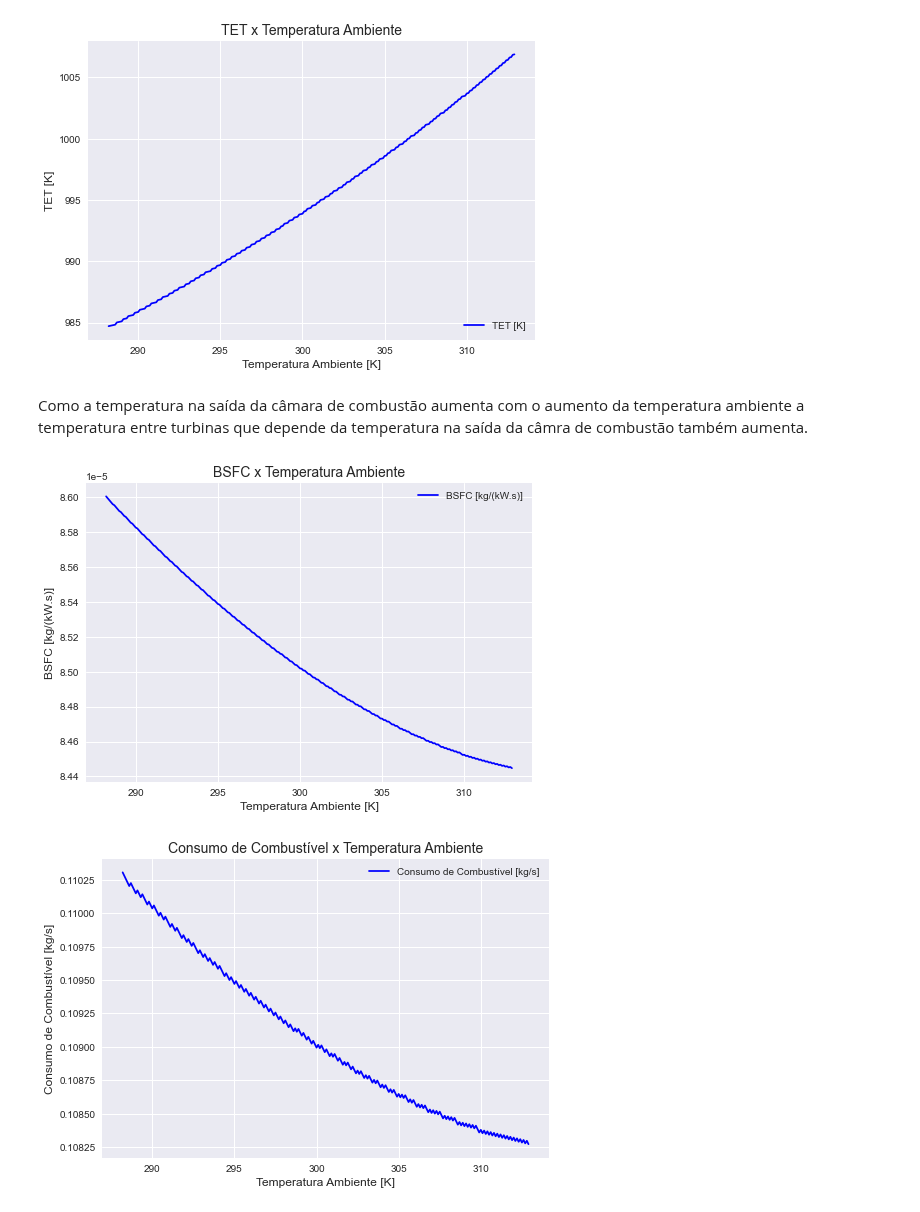
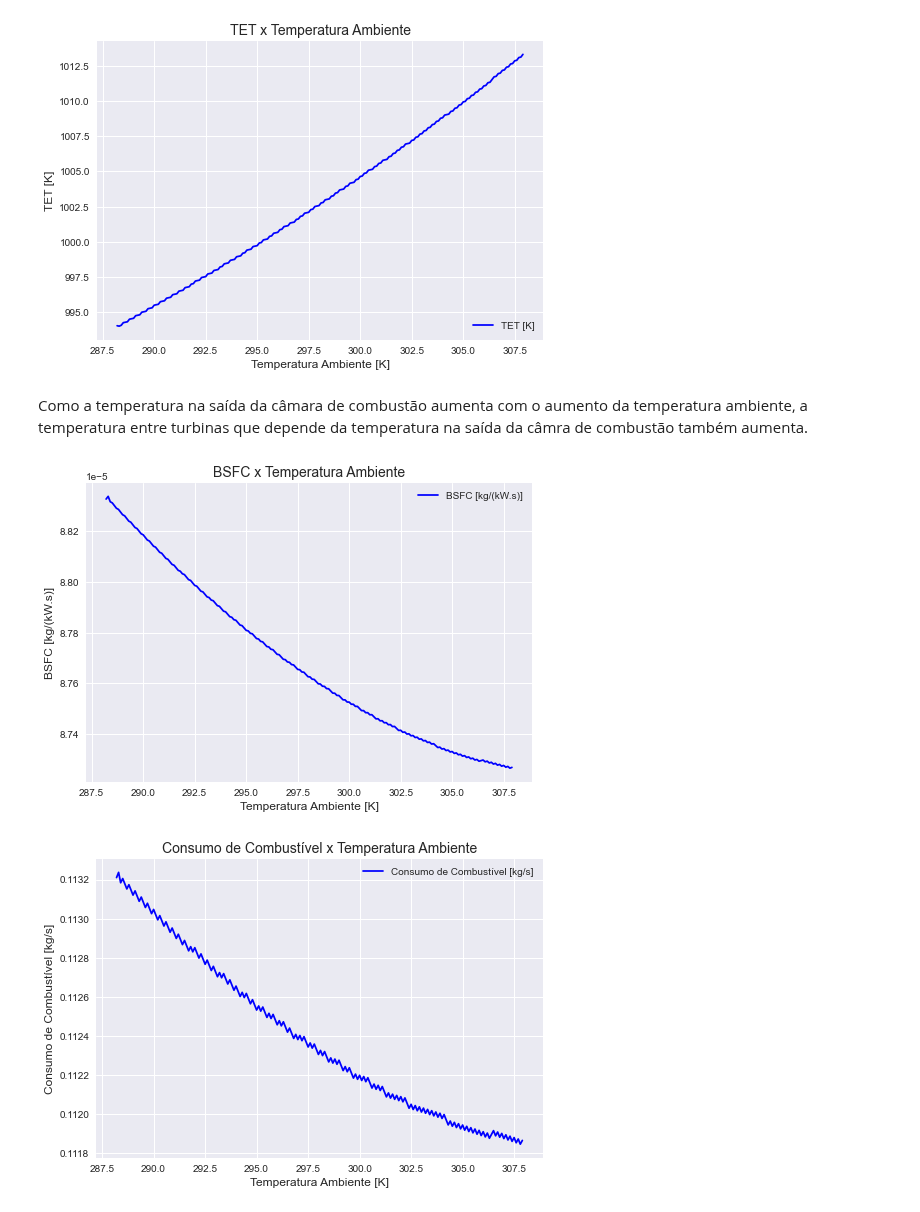
Before and after one commit to jonasdegrave/gas-turbine, a Jupyter notebook: questao4b.ipynb, the cells around one changed output. Saved outputs shown, nothing was run; the diff lists cells and outputs as text; code cells hidden in the pictures.

```diff
--- a/questao4b.ipynb
+++ b/questao4b.ipynb
@@ -202,7 +224,7 @@ fig4,ax = plt.subplots()
 # set title
 plt.title("TET x Temperatura Ambiente",fontsize=14)
 # make a plot
-ax.plot(TAs, TET, color="blue", label='TET [K]')
+ax.plot(TAs, results.iloc[2], color="blue", label='TET [K]')
 # set x-axis label
 ax.set_xlabel("Temperatura Ambiente [K]",fontsize=12)
 # set y-axis label
@@ -220,9 +242,9 @@ fig4.savefig('images/questao4/TET_tempAmb.jpg',
             dpi=100,
             bbox_inches='tight')
 # %% [output]
-[figure, old version]
+[figure, new version]
 # %% [markdown]
-Como a temperatura na saída da câmara de combustão aumenta com o aumento da temperatura ambiente a temperatura entre turbinas que depende da temperatura na saída da câmra de combustão também aumenta.
+Como a temperatura na saída da câmara de combustão aumenta com o aumento da temperatura ambiente, a temperatura entre turbinas que depende da temperatura na saída da câmra de combustão também aumenta.
 # %%
 '''
     BSFC x Temperatura Ambiente Graph
@@ -232,7 +254,7 @@ fig3,ax = plt.subplots()
 # set title
 plt.title("BSFC x Temperatura Ambiente",fontsize=14)
 # make a plot
-ax.plot(TAs, BSFC, color="blue", label='BSFC [kg/(kW.s)]')
+ax.plot(TAs, results.iloc[1], color="blue", label='BSFC [kg/(kW.s)]')
 # set x-axis label
 ax.set_xlabel("Temperatura Ambiente [K]",fontsize=12)
 # set y-axis label
@@ -248,34 +270,34 @@ plt.show()
 fig3.savefig('images/questao4/BSFC_tempAmb.jpg',
             format='jpeg',
             dpi=100,
             bbox_inches='tight')
 
 '''
     Consumo de Combustível x Temperatura Ambiente Graph
 '''
 # create figure and axis objects with subplots()
 fig5,ax = plt.subplots()
 # set title
 plt.title("Consumo de Combustível x Temperatura Ambiente",fontsize=14)
 # make a plot
-ax.plot(TAs, fuel_consumption, color="blue", label='Consumo de Combustível [kg/s]')
+ax.plot(TAs, results.iloc[3], color="blue", label='Consumo de Combustível [kg/s]')
 # set x-axis label
 ax.set_xlabel("Temperatura Ambiente [K]",fontsize=12)
 # set y-axis label
 ax.set_ylabel("Consumo de Combustível [kg/s]",fontsize=12)
 
 # Add legends
 ax.legend(loc='upper right')
 
 # Show plot
 plt.show()
 
 # save the plot as a file
 fig5.savefig('images/questao4/consComb_tempAmb.jpg',
             format='jpeg',
             dpi=100,
             bbox_inches='tight')
 # %% [output]
-[figure, old version]
+[figure, new version]
-[figure, old version]
+[figure, new version]
 # %% [markdown]
```
Also changed, not shown: parts of 4 cells of this notebook, 8 other files.
